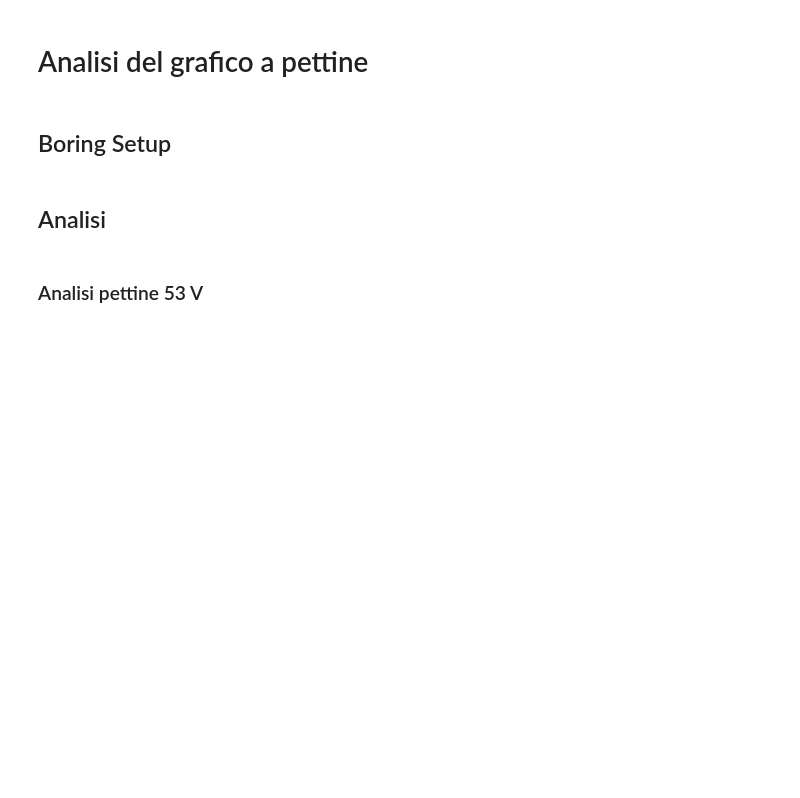
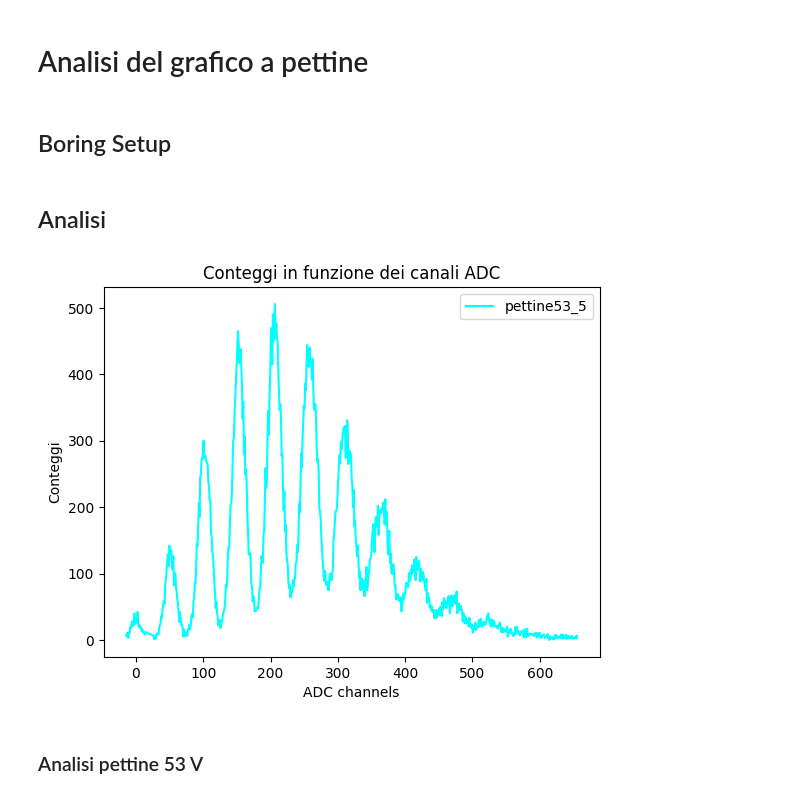
Before and after one commit to Pavar0tty/Laboratorio_SiPM, a Jupyter notebook: Esperimento/Parte 1/Analisi Pettine piu gaussiane/analisi_pettine.ipynb, the cells around one changed output. Saved outputs shown, nothing was run; the diff lists cells and outputs as text; code cells hidden in the pictures; blank space fills up the shorter version.

```diff
--- a/Esperimento/Parte 1/Analisi Pettine piu gaussiane/analisi_pettine.ipynb
+++ b/Esperimento/Parte 1/Analisi Pettine piu gaussiane/analisi_pettine.ipynb
@@ -96,11 +96,13 @@ def calculate_distances(vals: list, ers: list) -> tuple[list, list]:
 
     return distances, errors
 # %%
-pettine53 = pd.read_csv('Dati/Configurazione/Gain_V/File csv (corretti)/pettine_dark_count_v53.csv')
-pettine53_5 = pd.read_csv('Dati/Configurazione/Gain_V/File csv (corretti)/pettine_dark_count_v53_5.csv')
-pettine54 = pd.read_csv('Dati/Configurazione/Gain_V/File csv (corretti)/pettine_dark_count_v54.csv')
-pettine54_5 = pd.read_csv('Dati/Configurazione/Gain_V/File csv (corretti)/pettine_dark_count_v54_5.csv')
-pettine55_5 = pd.read_csv('Dati/Configurazione/Gain_V/File csv (corretti)/pettine_dark_count_v55_5.csv')
+root_dir = "Dati/Parte 1/Gain_V//File csv (corretti)/pettine_dark_count_"
+
+pettine53 = pd.read_csv(root_dir+'v53.csv')
+pettine53_5 = pd.read_csv(root_dir+'v53_5.csv')
+pettine54 = pd.read_csv(root_dir+'v54.csv')
+pettine54_5 = pd.read_csv(root_dir+'v54_5.csv')
+pettine55_5 = pd.read_csv(root_dir+'v55_5.csv')
 
 thr_noise = 5
 thr_sequence = 10
@@ -122,19 +124,21 @@ p55_5_err = assign_errors(p55_5, thr_errors)
 # %%
 # commentare quelle che non servono
 
-plt.plot(p53.iloc[:,0], p53.iloc[:,1], label='pettine53', color='blue')
-plt.errorbar(p53.iloc[:,0], p53.iloc[:,1], yerr=p53_err, fmt='o', color='red', markersize=2, label='pettine53 error')
+# plt.plot(p53.iloc[:,0], p53.iloc[:,1], label='pettine53', color='blue')
+# plt.errorbar(p53.iloc[:,0], p53.iloc[:,1], yerr=p53_err, fmt='o', color='red', markersize=2, label='pettine53 error')
 
-#plt.plot(p53_5.iloc[:,0], p53_5.iloc[:,1], label='pettine53_5', color='cyan')
+plt.plot(p53_5.iloc[:,0], p53_5.iloc[:,1], label='pettine53_5', color='cyan')
 #plt.plot(p54.iloc[:,0], p54.iloc[:,1], label='pettine54', color='red')
 #plt.plot(p54_5.iloc[:,0], p54_5.iloc[:,1], label='pettine54_5', color='orange')
 #plt.plot(p55_5.iloc[:,0], p55_5.iloc[:,1], label='pettine55_5', color='purple')
 
 plt.xlabel('ADC channels')
 plt.ylabel('Conteggi')
 plt.title('Conteggi in funzione dei canali ADC')
 plt.legend()
 plt.show()
+# %% [output]
+[figure, added]
 # %% [markdown]
 ### Analisi pettine 53 V
 # %%
```
Also changed, not shown: parts of 4 cells of this notebook, 1 other file.
